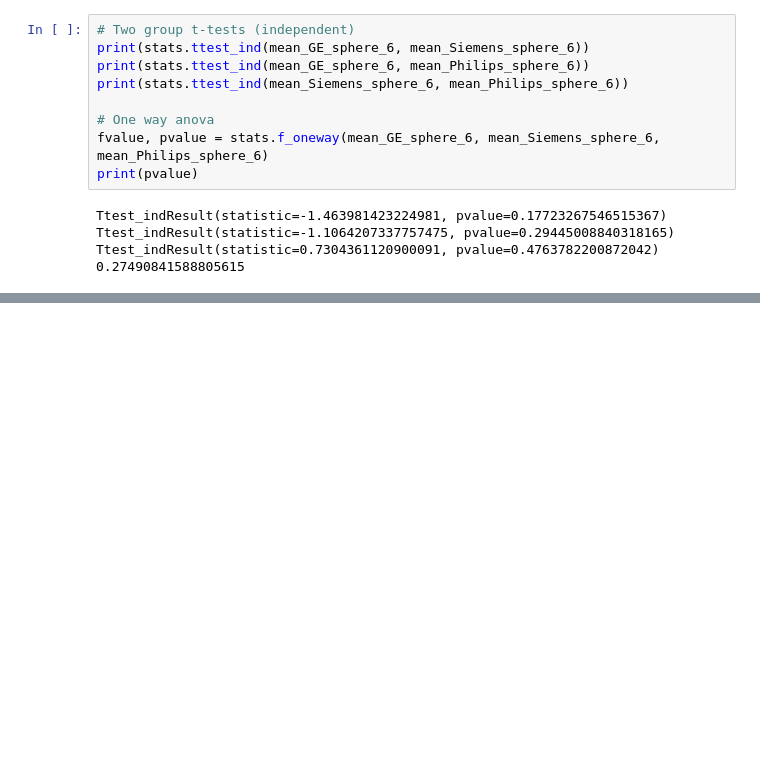
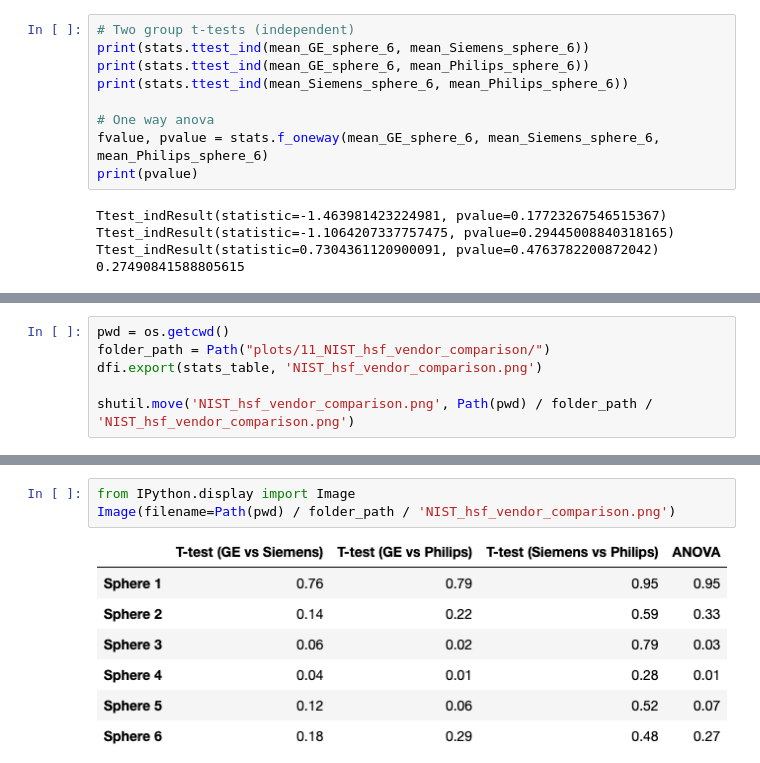
Before and after one commit to rrsg2020/analysis, a Jupyter notebook: 11_NIST-hsf-vendor-comparison.ipynb, the cells around one changed output, grey strips where cells are left out. Saved outputs shown, nothing was run; the diff lists cells and outputs as text; blank space fills up the shorter version.

Commit message:
Create table

```diff
--- a/11_NIST-hsf-vendor-comparison.ipynb
+++ b/11_NIST-hsf-vendor-comparison.ipynb
@@ -399,0 +464,6 @@ Ttest_indResult(statistic=0.7304361120900091, pvalue=0.4763782200872042)
+# %%
+pwd = os.getcwd()
+folder_path = Path("plots/11_NIST_hsf_vendor_comparison/")
+dfi.export(stats_table, 'NIST_hsf_vendor_comparison.png')
+
+shutil.move('NIST_hsf_vendor_comparison.png', Path(pwd) / folder_path / 'NIST_hsf_vendor_comparison.png')
@@ -399,0 +474,5 @@ Ttest_indResult(statistic=0.7304361120900091, pvalue=0.4763782200872042)
+# %%
+from IPython.display import Image
+Image(filename=Path(pwd) / folder_path / 'NIST_hsf_vendor_comparison.png')
+# %% [output]
+[figure, added]
```
Also changed, not shown: parts of 7 cells of this notebook.
